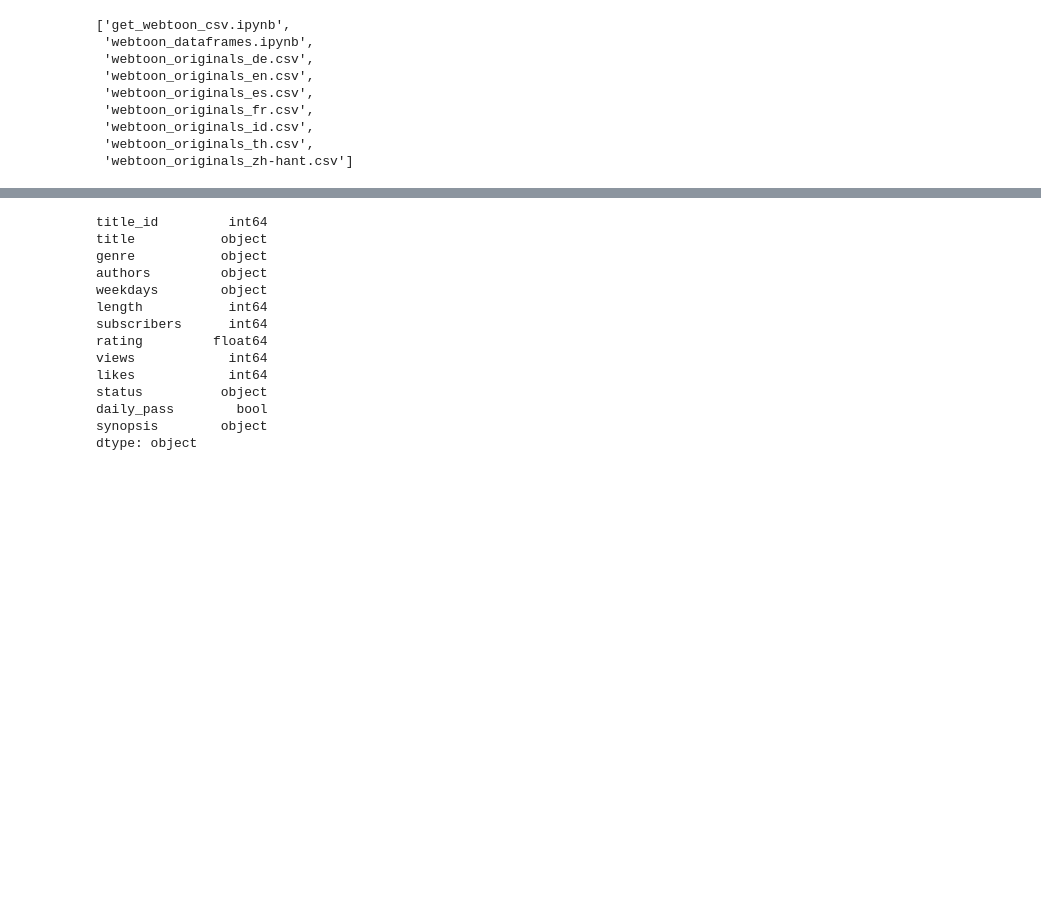
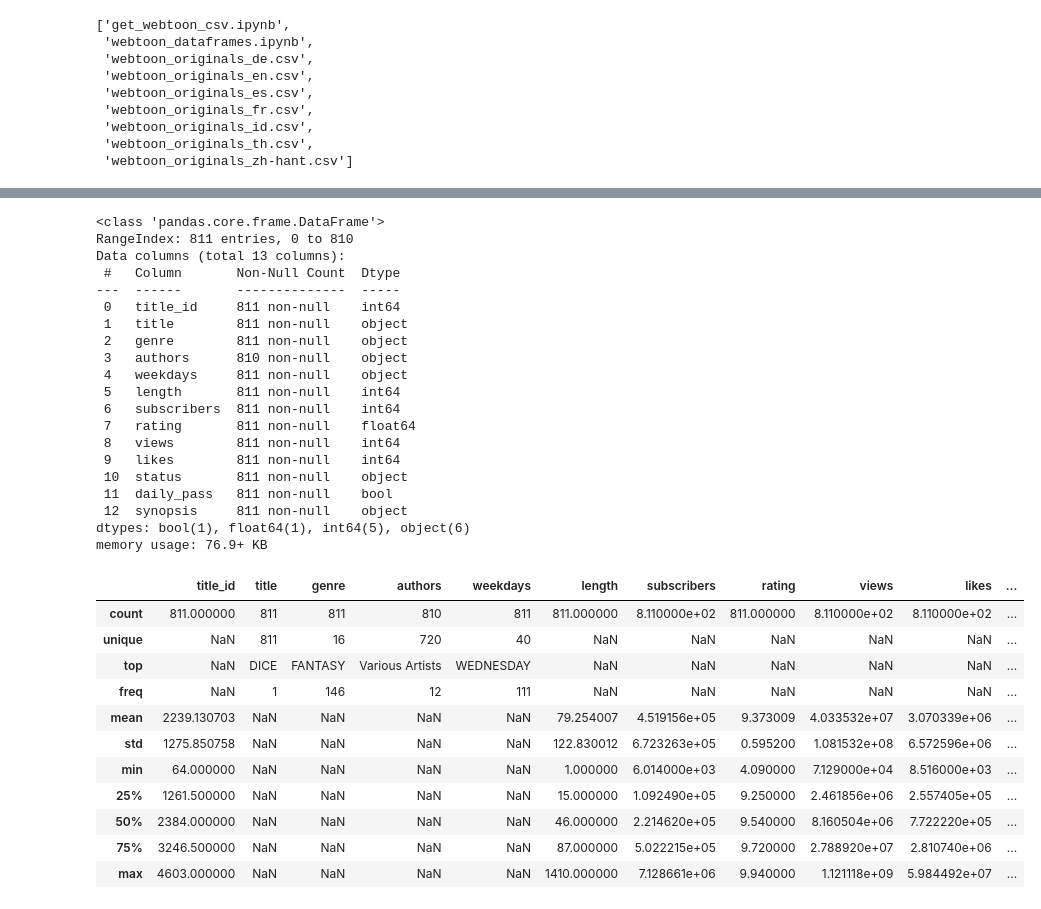
Before and after one commit to lauranikulski/tableau_python, a Jupyter notebook: tableau_python.ipynb, the cells around one changed output, grey strips where cells are left out. Drawn from its saved outputs; the diff is of its cells as text; code cells hidden in the pictures; blank space fills up the shorter version.

Commit message:
add more exploratory data analysis

```diff
--- a/tableau_python.ipynb
+++ b/tableau_python.ipynb
@@ -74,19 +74,40 @@ df.head()
 | 3 | 4582 | Mythic Item Obtained | FANTASY | Jung SeonYul,Hess | THURSDAY | 5 | 167086 | 9.43 | 842795 | 67739 | ... |
 | 4 | 4572 | Marry My Husband | ROMANCE | sungsojak,LICO | MONDAY | 3 | 24449 | 9.49 | 71290 | 8516 | ... |
 # %%
-df.dtypes
+df.info()
 # %% [output]
-title_id         int64
-title           object
-genre           object
-authors         object
-weekdays        object
-length           int64
-subscribers      int64
-rating         float64
-views            int64
-likes            int64
-status          object
-daily_pass        bool
-synopsis        object
-dtype: object
+<class 'pandas.core.frame.DataFrame'>
+RangeIndex: 811 entries, 0 to 810
+Data columns (total 13 columns):
+ #   Column       Non-Null Count  Dtype
+---  ------       --------------  -----
+ 0   title_id     811 non-null    int64
+ 1   title        811 non-null    object
+ 2   genre        811 non-null    object
+ 3   authors      810 non-null    object
+ 4   weekdays     811 non-null    object
+ 5   length       811 non-null    int64
+ 6   subscribers  811 non-null    int64
+ 7   rating       811 non-null    float64
+ 8   views        811 non-null    int64
+ 9   likes        811 non-null    int64
+ 10  status       811 non-null    object
+ 11  daily_pass   811 non-null    bool
+ 12  synopsis     811 non-null    object
+dtypes: bool(1), float64(1), int64(5), object(6)
+memory usage: 76.9+ KB
+# %%
+df.describe(include='all')
+# %% [output]
+|  | title_id | title | genre | authors | weekdays | length | subscribers | rating | views | likes | ... |
+| count | 811.000000 | 811 | 811 | 810 | 811 | 811.000000 | 8.110000e+02 | 811.000000 | 8.110000e+02 | 8.110000e+02 | ... |
+| unique | NaN | 811 | 16 | 720 | 40 | NaN | NaN | NaN | NaN | NaN | ... |
+| top | NaN | DICE | FANTASY | Various Artists | WEDNESDAY | NaN | NaN | NaN | NaN | NaN | ... |
+| freq | NaN | 1 | 146 | 12 | 111 | NaN | NaN | NaN | NaN | NaN | ... |
+| mean | 2239.130703 | NaN | NaN | NaN | NaN | 79.254007 | 4.519156e+05 | 9.373009 | 4.033532e+07 | 3.070339e+06 | ... |
+| std | 1275.850758 | NaN | NaN | NaN | NaN | 122.830012 | 6.723263e+05 | 0.595200 | 1.081532e+08 | 6.572596e+06 | ... |
+| min | 64.000000 | NaN | NaN | NaN | NaN | 1.000000 | 6.014000e+03 | 4.090000 | 7.129000e+04 | 8.516000e+03 | ... |
+| 25% | 1261.500000 | NaN | NaN | NaN | NaN | 15.000000 | 1.092490e+05 | 9.250000 | 2.461856e+06 | 2.557405e+05 | ... |
+| 50% | 2384.000000 | NaN | NaN | NaN | NaN | 46.000000 | 2.214620e+05 | 9.540000 | 8.160504e+06 | 7.722220e+05 | ... |
+| 75% | 3246.500000 | NaN | NaN | NaN | NaN | 87.000000 | 5.022215e+05 | 9.720000 | 2.788920e+07 | 2.810740e+06 | ... |
+| max | 4603.000000 | NaN | NaN | NaN | NaN | 1410.000000 | 7.128661e+06 | 9.940000 | 1.121118e+09 | 5.984492e+07 | ... |
```
Also changed, not shown: parts of 5 cells of this notebook, 1 other file.
